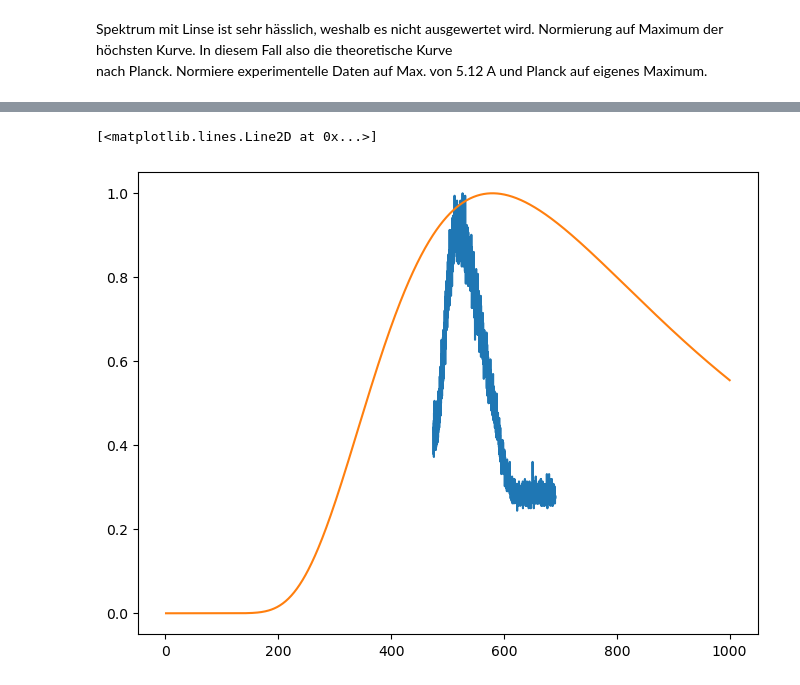
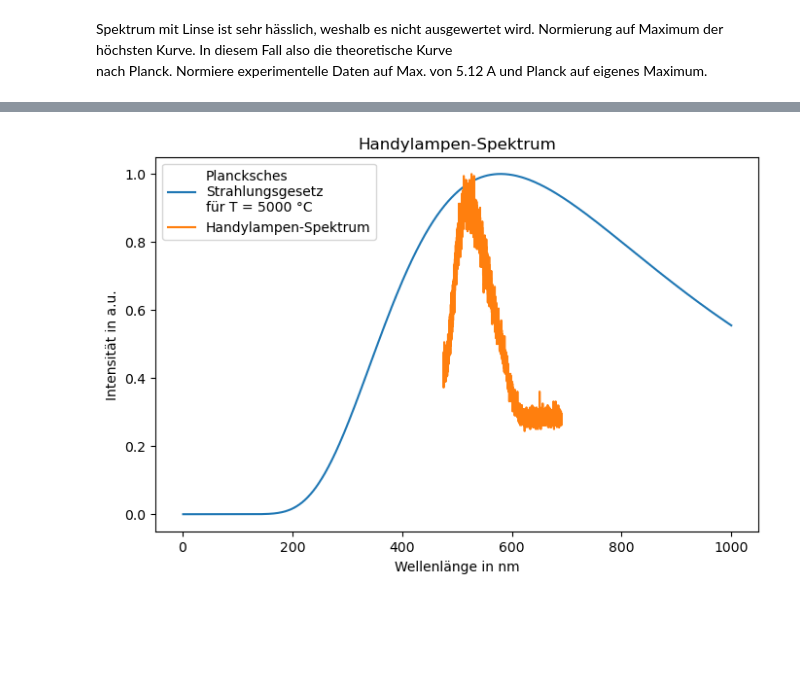
Before and after one commit to hannes-ebe/F-Prak-B, a Jupyter notebook: Jodbanden/gluehlampe.ipynb, the cells around one changed output, grey strips where cells are left out. Cells and saved outputs as stored; diff of their text form; code cells hidden in the pictures; blank space fills up the shorter version.

```diff
--- a/Jodbanden/gluehlampe.ipynb
+++ b/Jodbanden/gluehlampe.ipynb
@@ -134,10 +142,22 @@ plt.title('Glühlampenspektren')
-# %%
-handy = Glueh('data/handy_spektrum_-4_ohnelinse.dat')
-
-fig = plt.figure(figsize=(8,6))
-
-plt.plot(handy.steps_to_lambda(handy.steps,p),handy.intensity/max(handy.intensity))
-plt.plot(lam*1e9,int_lam/max(int_lam))
-# %% [output]
-[<matplotlib.lines.Line2D at 0x...>]
-[figure, removed]
+# %%
+handy = Glueh('data/handy_spektrum_-4_ohnelinse.dat')
+
+fig = plt.figure(figsize=(8,5))
+
+
+Temp = 5000
+lam = np.linspace(1e-9,1000e-9,1000)
+int_lam = spek512.planck(lam,Temp)
+norm_factor_planck = max(int_lam)
+plt.plot(lam*1e9,int_lam/norm_factor_planck,label=f'Plancksches\nStrahlungsgesetz\nfür T = {Temp} °C')
+
+plt.plot(handy.steps_to_lambda(handy.steps,p),handy.intensity/max(handy.intensity),label='Handylampen-Spektrum')
+
+plt.legend()
+plt.xlabel('Wellenlänge in nm')
+plt.ylabel('Intensität in a.u.')
+plt.title('Handylampen-Spektrum')
+
+plt.savefig('plots/handylampenspektrum.pdf')
+# %% [output]
+[figure, added]
```
Also changed, not shown: parts of 1 cell of this notebook.
